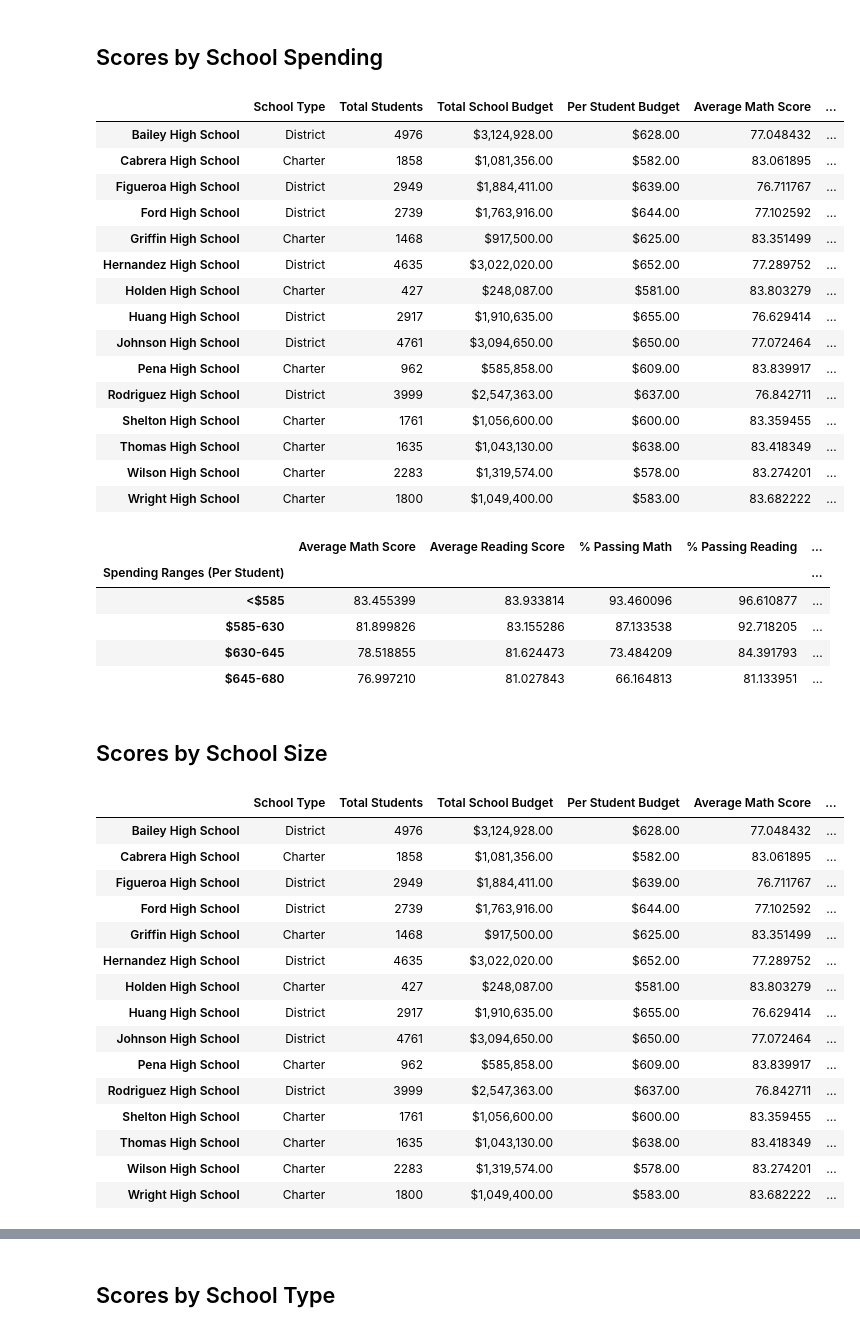
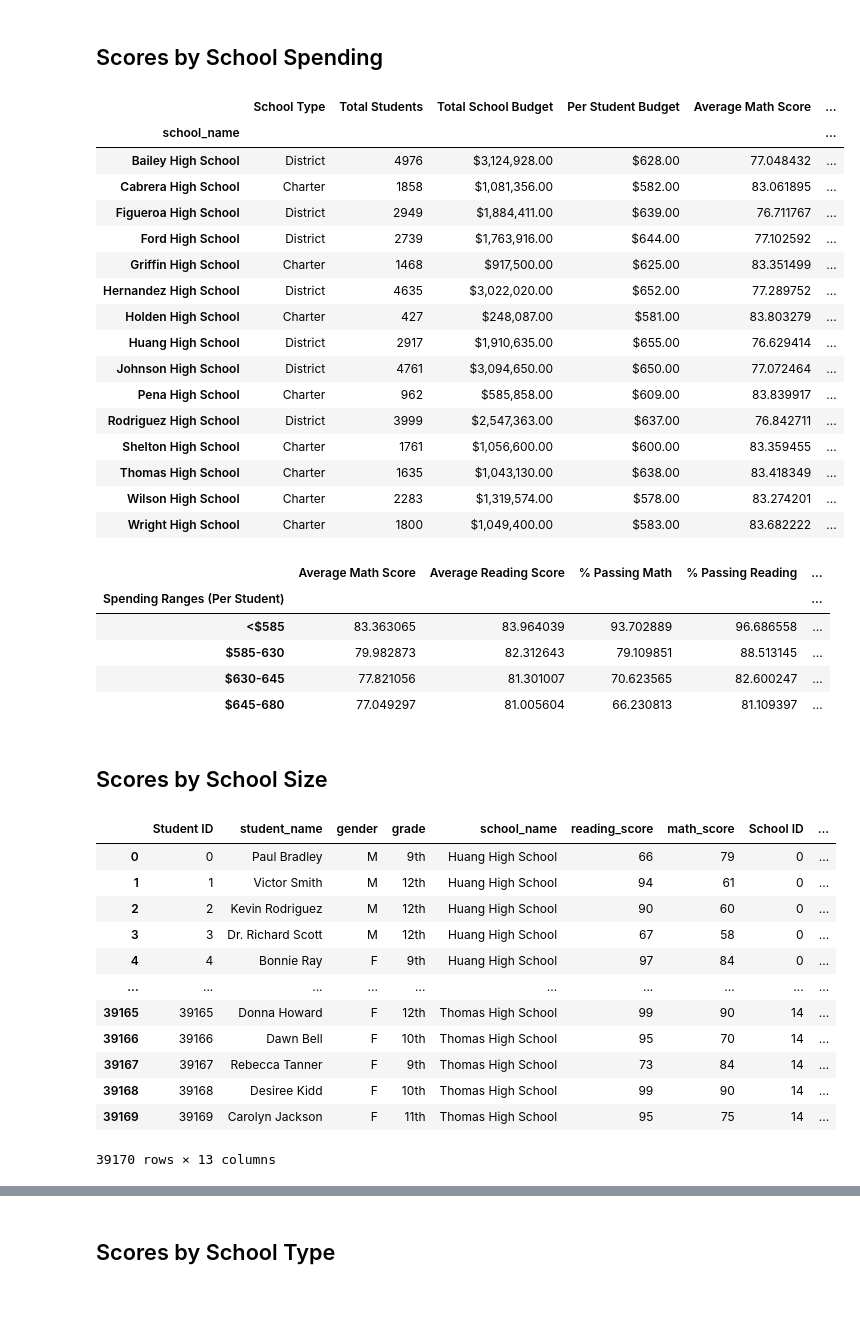
Before and after one commit to EmadMoro/Pandas-Chalenge, a Jupyter notebook: PyCitySchools/PyCitySchools_starter.ipynb, the cells around one changed output, grey strips where cells are left out. Saved outputs shown, nothing was run; the diff lists cells and outputs as text; code cells hidden in the pictures; blank space fills up the shorter version.

```diff
--- a/PyCitySchools/PyCitySchools_starter.ipynb
+++ b/PyCitySchools/PyCitySchools_starter.ipynb
@@ -117,4 +129,5 @@ school_types
 # %%
 # Calculate the total student count per school
-per_school_counts = school_data_complete["school_name"].value_counts()
+school_name = school_data_complete.set_index('school_name').groupby(['school_name'])
+per_school_counts = school_name['Student ID'].count()
 per_school_counts
@@ -298,17 +433,19 @@ reading_scores_by_grade
 ## Scores by School Spending
 # %%
 # Establish the bins
-spending_bins = [0, 585, 630, 645, 680]
-labels = ["<$585", "$585-630", "$630-645", "$645-680"]
+bins = [0, 585, 630, 645, 680]
+group_names = ["<$585", "$585-630", "$630-645", "$645-680"]
 # %%
 # Create a copy of the school summary since it has the "Per Student Budget"
 school_spending_df = per_school_summary.copy()
 # %%
 # Use `pd.cut` to categorize spending based on the bins.
-school_spending_df["Spending Ranges (Per Student)"] = pd.cut(per_school_capita, spending_bins, labels=group_names)
+school_data_complete["Spending Ranges"] = pd.cut(school_data_complete['budget']/school_data_complete['size'], bins, labels=group_names)
+school_summary_by_spending = school_data_complete.groupby("Spending Ranges")
 school_spending_df
 # %% [output]
 |  | School Type | Total Students | Total School Budget | Per Student Budget | Average Math Score | ... |
+| school_name |  |  |  |  |  | ... |
 | Bailey High School | District | 4976 | $3,124,928.00 | $628.00 | 77.048432 | ... |
 | Cabrera High School | Charter | 1858 | $1,081,356.00 | $582.00 | 83.061895 | ... |
 | Figueroa High School | District | 2949 | $1,884,411.00 | $639.00 | 76.711767 | ... |
@@ -334,47 +471,46 @@ overall_passing_spending = school_spending_df.groupby(["Spending Ranges (Per Stu
 # %%
 # Assemble into DataFrame
-spending_summary =  pd.DataFrame({"Average Math Score" : spending_math_scores,
-                                 "Average Reading Score": spending_reading_scores,
-                                 "% Passing Math": spending_passing_math,
-                                 "% Passing Reading": spending_passing_reading,
-                                 "% Overall Passing Rate": overall_passing_rate})
+spending_summary =  pd.DataFrame({ "Average Math Score": average_math,
+                                    "Average Reading Score": average_read,
+                                    "% Passing Math":pass_math,
+                                    "% Passing Reading": pass_reading,
+                                    "% Overall Passing Rate":overall})
 
+spending_summary.index.name = "Spending Ranges (Per Student)"
+spending_summary = spending_summary.reindex(group_names)
 
 # Display results
 spending_summary
 # %% [output]
 |  | Average Math Score | Average Reading Score | % Passing Math | % Passing Reading | ... |
 | Spending Ranges (Per Student) |  |  |  |  | ... |
-| <$585 | 83.455399 | 83.933814 | 93.460096 | 96.610877 | ... |
-| $585-630 | 81.899826 | 83.155286 | 87.133538 | 92.718205 | ... |
-| $630-645 | 78.518855 | 81.624473 | 73.484209 | 84.391793 | ... |
-| $645-680 | 76.997210 | 81.027843 | 66.164813 | 81.133951 | ... |
+| <$585 | 83.363065 | 83.964039 | 93.702889 | 96.686558 | ... |
+| $585-630 | 79.982873 | 82.312643 | 79.109851 | 88.513145 | ... |
+| $630-645 | 77.821056 | 81.301007 | 70.623565 | 82.600247 | ... |
+| $645-680 | 77.049297 | 81.005604 | 66.230813 | 81.109397 | ... |
 # %% [markdown]
 ## Scores by School Size
 # %%
 # Establish the bins.
 size_bins = [0, 1000, 2000, 5000]
-labels = ["Small (<1000)", "Medium (1000-2000)", "Large (2000-5000)"]
+group_names = ["Small (<1000)", "Medium (1000-2000)", "Large (2000-5000)"]
 # %%
 # Categorize the spending based on the bins
 # Use `pd.cut` on the "Total Students" column of the `per_school_summary` DataFrame.
-
-per_school_summary["School Size"] = pd.cut(per_school_summary["Total Students"], size_bins, labels=group_names)
-per_school_summary
+school_data_complete['size_bins'] = pd.cut(school_data_complete['size'], size_bins, labels = group_names)
+by_size = school_data_complete.groupby('size_bins')
+school_data_complete
 # %% [output]
-|  | School Type | Total Students | Total School Budget | Per Student Budget | Average Math Score | ... |
-| Bailey High School | District | 4976 | $3,124,928.00 | $628.00 | 77.048432 | ... |
-| Cabrera High School | Charter | 1858 | $1,081,356.00 | $582.00 | 83.061895 | ... |
-| Figueroa High School | District | 2949 | $1,884,411.00 | $639.00 | 76.711767 | ... |
-| Ford High School | District | 2739 | $1,763,916.00 | $644.00 | 77.102592 | ... |
-| Griffin High School | Charter | 1468 | $917,500.00 | $625.00 | 83.351499 | ... |
-| Hernandez High School | District | 4635 | $3,022,020.00 | $652.00 | 77.289752 | ... |
-| Holden High School | Charter | 427 | $248,087.00 | $581.00 | 83.803279 | ... |
-| Huang High School | District | 2917 | $1,910,635.00 | $655.00 | 76.629414 | ... |
-| Johnson High School | District | 4761 | $3,094,650.00 | $650.00 | 77.072464 | ... |
-| Pena High School | Charter | 962 | $585,858.00 | $609.00 | 83.839917 | ... |
-| Rodriguez High School | District | 3999 | $2,547,363.00 | $637.00 | 76.842711 | ... |
-| Shelton High School | Charter | 1761 | $1,056,600.00 | $600.00 | 83.359455 | ... |
-| Thomas High School | Charter | 1635 | $1,043,130.00 | $638.00 | 83.418349 | ... |
-| Wilson High School | Charter | 2283 | $1,319,574.00 | $578.00 | 83.274201 | ... |
-| Wright High School | Charter | 1800 | $1,049,400.00 | $583.00 | 83.682222 | ... |
+|  | Student ID | student_name | gender | grade | school_name | reading_score | math_score | School ID | ... |
+| 0 | 0 | Paul Bradley | M | 9th | Huang High School | 66 | 79 | 0 | ... |
+| 1 | 1 | Victor Smith | M | 12th | Huang High School | 94 | 61 | 0 | ... |
+| 2 | 2 | Kevin Rodriguez | M | 12th | Huang High School | 90 | 60 | 0 | ... |
+| 3 | 3 | Dr. Richard Scott | M | 12th | Huang High School | 67 | 58 | 0 | ... |
+| 4 | 4 | Bonnie Ray | F | 9th | Huang High School | 97 | 84 | 0 | ... |
+| ... | ... | ... | ... | ... | ... | ... | ... | ... | ... |
+| 39165 | 39165 | Donna Howard | F | 12th | Thomas High School | 99 | 90 | 14 | ... |
+| 39166 | 39166 | Dawn Bell | F | 10th | Thomas High School | 95 | 70 | 14 | ... |
+| 39167 | 39167 | Rebecca Tanner | F | 9th | Thomas High School | 73 | 84 | 14 | ... |
+| 39168 | 39168 | Desiree Kidd | F | 10th | Thomas High School | 99 | 90 | 14 | ... |
+| 39169 | 39169 | Carolyn Jackson | F | 11th | Thomas High School | 95 | 75 | 14 | ... |
+39170 rows × 13 columns
```
Also changed, not shown: parts of 28 cells of this notebook.
